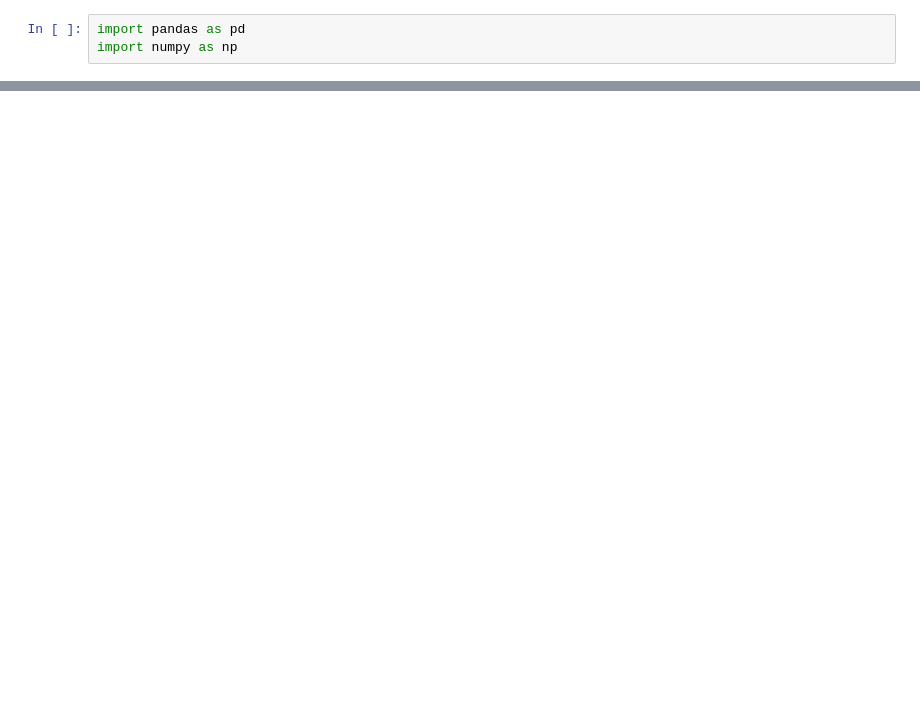
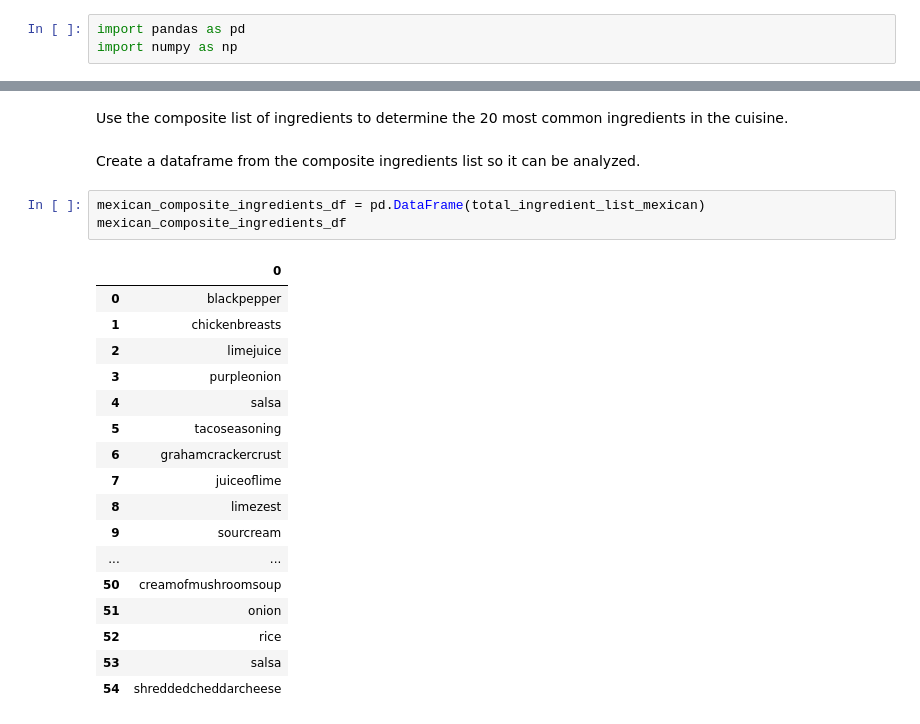
Before and after one commit to ccwillmore/Recipe_project, a Jupyter notebook: initial_processing_dataframe.ipynb, the cells around one changed output, grey strips where cells are left out. Drawn from its saved outputs; the diff is of its cells as text; blank space fills up the shorter version.

```diff
--- a/initial_processing_dataframe.ipynb
+++ b/initial_processing_dataframe.ipynb
@@ -34 +122,26 @@ total_ingredients_df = pd.DataFrame(total_ingredient_list)
+# %% [markdown]
+Use the composite list of ingredients to determine the 20 most common ingredients in the cuisine.
+# %% [markdown]
+Create a dataframe from the composite ingredients list so it can be analyzed.
+# %%
+mexican_composite_ingredients_df = pd.DataFrame(total_ingredient_list_mexican)
+mexican_composite_ingredients_df
+# %% [output]
+|  | 0 |
+| 0 | blackpepper |
+| 1 | chickenbreasts |
+| 2 | limejuice |
+| 3 | purpleonion |
+| 4 | salsa |
+| 5 | tacoseasoning |
+| 6 | grahamcrackercrust |
+| 7 | juiceoflime |
+| 8 | limezest |
+| 9 | sourcream |
+| ... | ... |
+| 50 | creamofmushroomsoup |
+| 51 | onion |
+| 52 | rice |
+| 53 | salsa |
+| 54 | shreddedcheddarcheese |
 # %%
```
Also changed, not shown: parts of 23 cells of this notebook.
